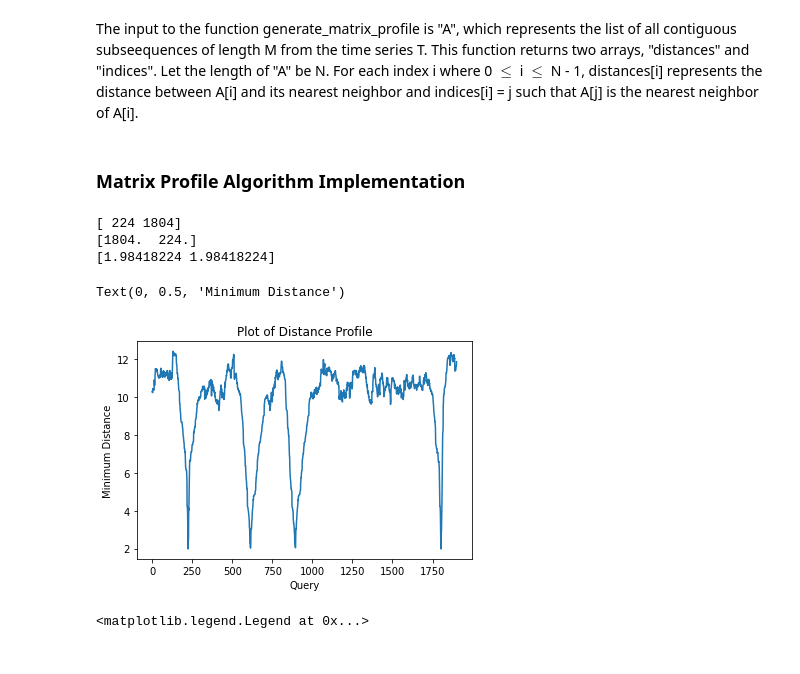
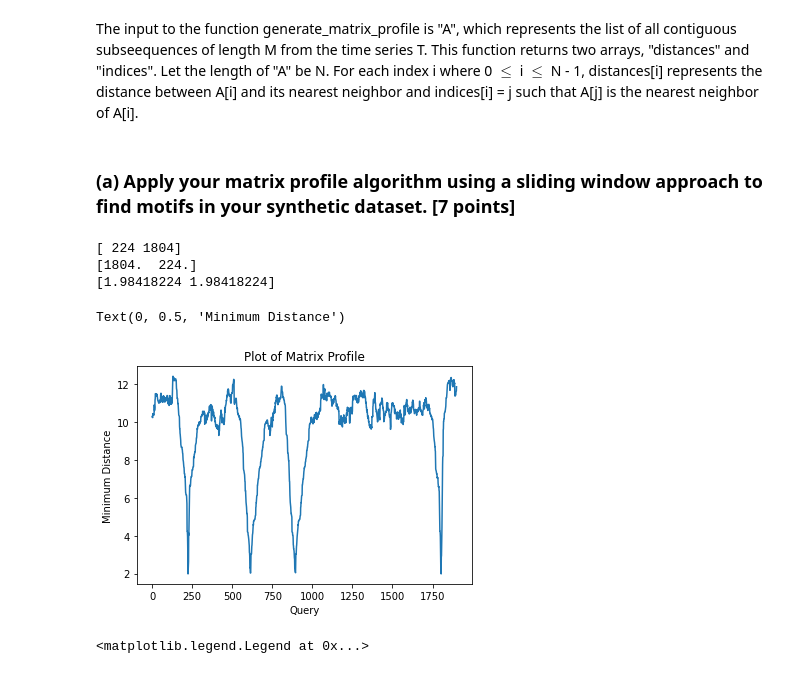
Before and after one commit to Ravi-Raghavan/ML_IOT_HW3, a Jupyter notebook: homework.ipynb, the cells around one changed output. Drawn from its saved outputs; the diff is of its cells as text; code cells hidden in the pictures.

```diff
--- a/homework.ipynb
+++ b/homework.ipynb
@@ -212,7 +239,7 @@ def generate_matrix_profile(A):
 # %% [markdown]
 The input to the function generate_matrix_profile is "A", which represents the list of all contiguous subseequences of length M from the time series T. This function returns two arrays, "distances" and "indices". Let the length of "A" be N. For each index i where 0 $\leq$ i $\leq$ N - 1, distances[i] represents the distance between A[i] and its nearest neighbor and indices[i] = j such that A[j] is the nearest neighbor of A[i].
-# %% [markdown]
-### Matrix Profile Algorithm Implementation
+# %% [markdown]
+### (a) Apply your matrix profile algorithm using a sliding window approach to find motifs in your synthetic dataset. [7 points]
 # %%
 T = x_adjusted
 M = 100
@@ -233,13 +260,13 @@ print(distance_profile_ix)
 [1804.  224.]
 [1.98418224 1.98418224]
 # %%
-plt.title("Plot of Distance Profile")
+plt.title("Plot of Matrix Profile")
 plt.plot(distance_profile)
 plt.xlabel("Query")
 plt.ylabel("Minimum Distance")
 # %% [output]
 Text(0, 0.5, 'Minimum Distance')
-[figure, old version]
+[figure, new version]
 # %%
 plt.title("Motif Identification via Matrix Profile")
 plt.plot(motif_time_series, label = "Injected Motif")
```
Also changed, not shown: parts of 65 cells of this notebook.
